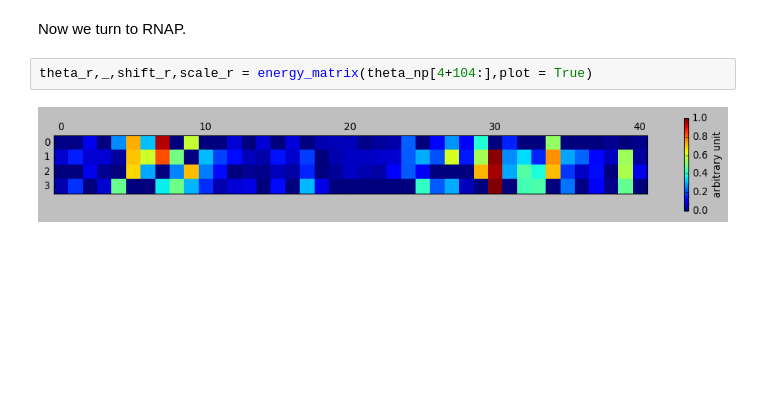
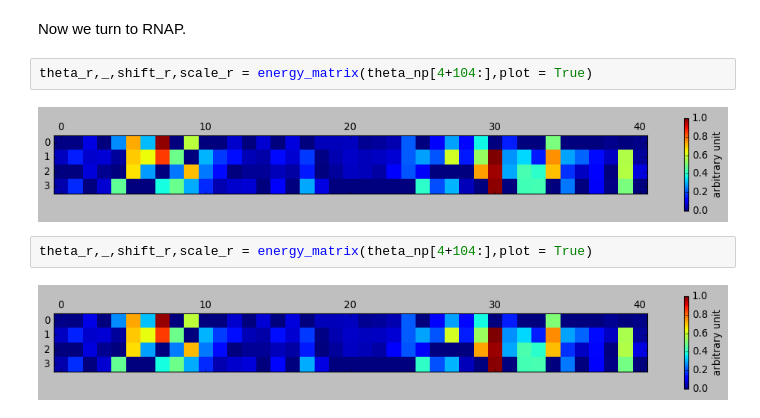
Before and after one commit to Chenovski/MSGI2023, a Jupyter notebook: Transcription Rate Model/230727_transcription_rate_model_272params.ipynb, the cells around one changed output. Cells and saved outputs as stored; diff of their text form; blank space fills up the shorter version.

```diff
--- a/Transcription Rate Model/230727_transcription_rate_model_272params.ipynb
+++ b/Transcription Rate Model/230727_transcription_rate_model_272params.ipynb
@@ -280,3 +302,7 @@ Now we turn to RNAP.
 theta_r,_,shift_r,scale_r = energy_matrix(theta_np[4+104:],plot = True)
 # %% [output]
 [figure]
+# %%
+theta_r,_,shift_r,scale_r = energy_matrix(theta_np[4+104:],plot = True)
+# %% [output]
+[figure, added]
```
Also changed, not shown: parts of 15 cells of this notebook.
